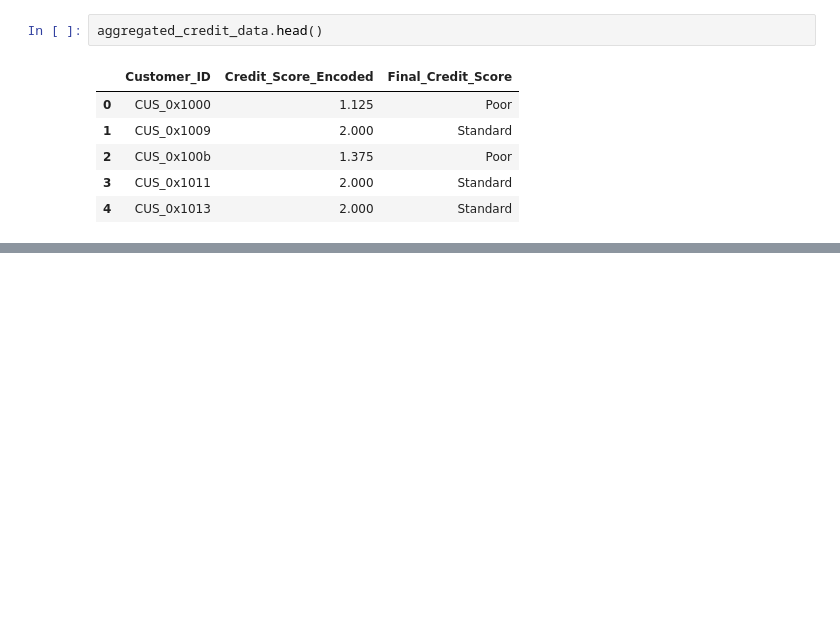
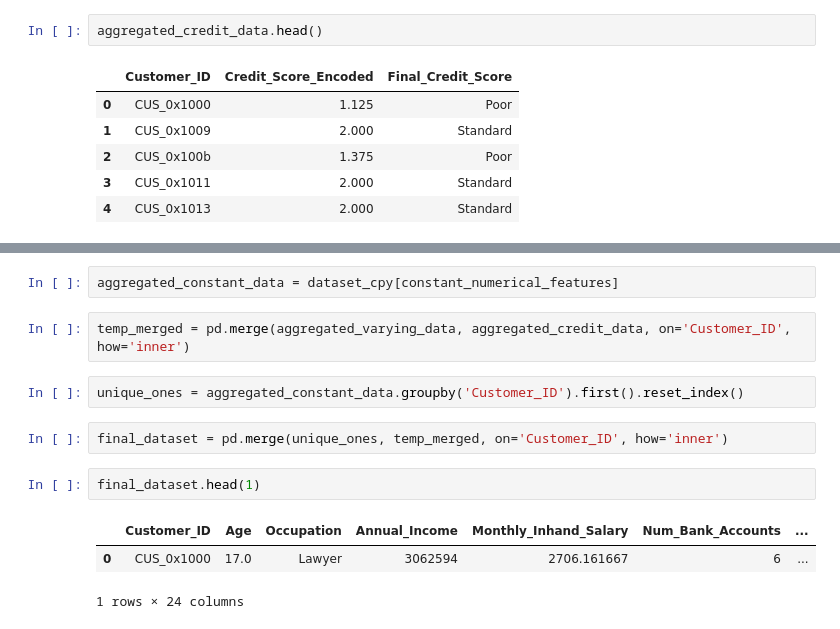
Before and after one commit to Darknight47/Data-Science-Projects-03, a Jupyter notebook: Credit_Scoring_Segmentation.ipynb, the cells around one changed output, grey strips where cells are left out. Saved outputs shown, nothing was run; the diff lists cells and outputs as text; blank space fills up the shorter version.

Commit message:
getting the final dataset

```diff
--- a/Credit_Scoring_Segmentation.ipynb
+++ b/Credit_Scoring_Segmentation.ipynb
@@ -361,0 +370,14 @@ aggregated_credit_data.head()
+# %%
+aggregated_constant_data = dataset_cpy[constant_numerical_features]
+# %%
+temp_merged = pd.merge(aggregated_varying_data, aggregated_credit_data, on='Customer_ID', how='inner')
+# %%
+unique_ones = aggregated_constant_data.groupby('Customer_ID').first().reset_index()
+# %%
+final_dataset = pd.merge(unique_ones, temp_merged, on='Customer_ID', how='inner')
+# %%
+final_dataset.head(1)
+# %% [output]
+|  | Customer_ID | Age | Occupation | Annual_Income | Monthly_Inhand_Salary | Num_Bank_Accounts | ... |
+| 0 | CUS_0x1000 | 17.0 | Lawyer | 3062594 | 2706.161667 | 6 | ... |
+1 rows × 24 columns
```
Also changed, not shown: parts of 3 cells of this notebook.
